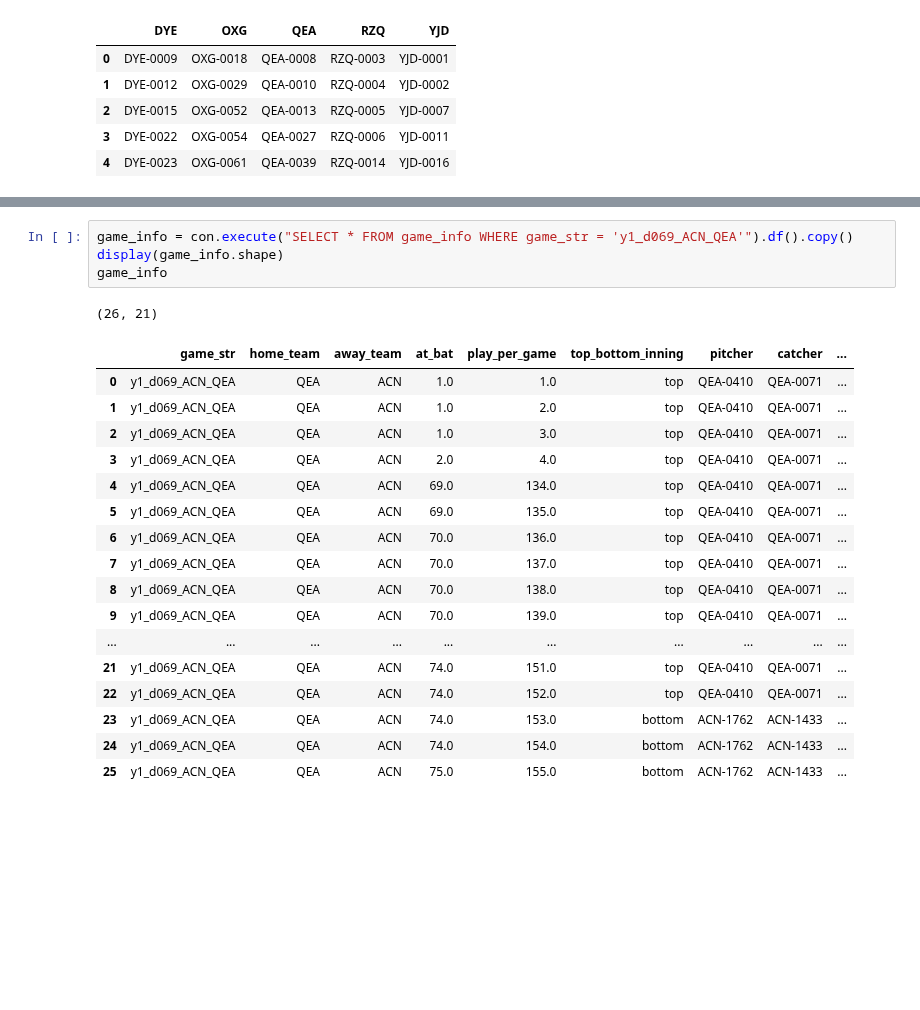
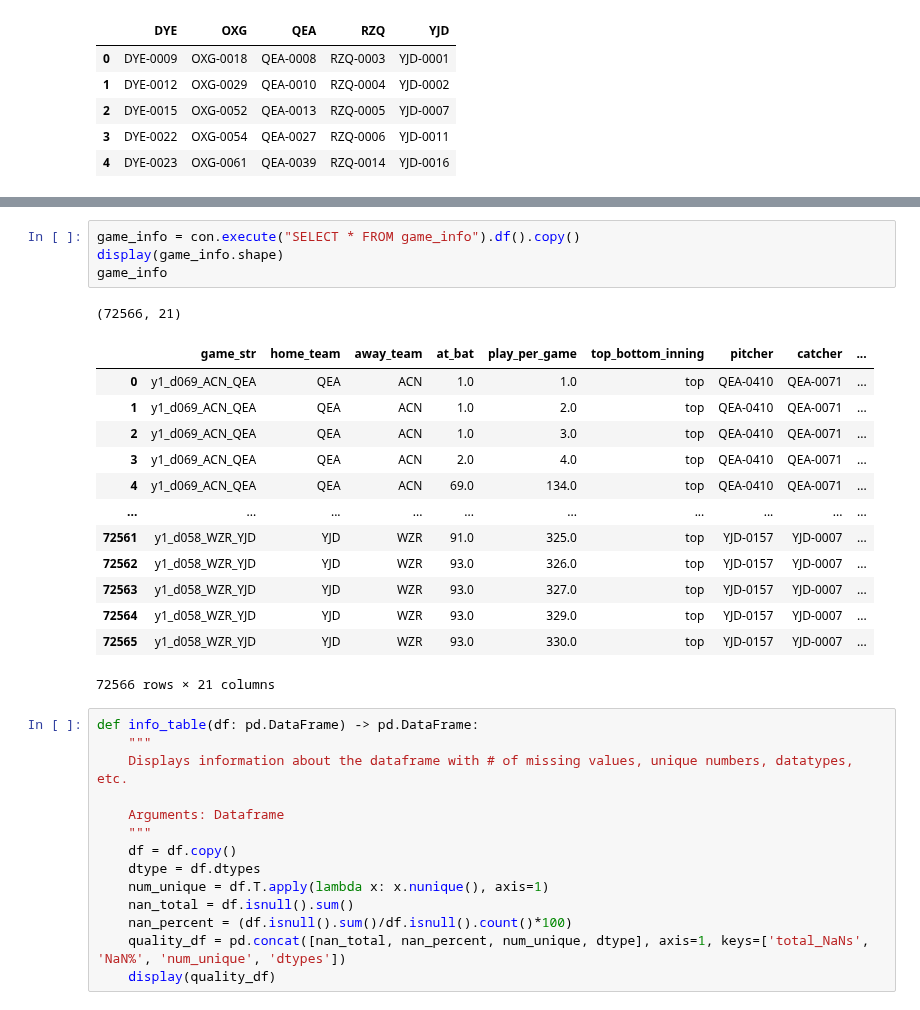
Before and after one commit to d2osborn/SMTChallenge2025, a Jupyter notebook: Team15-eda.ipynb, the cells around one changed output, grey strips where cells are left out. Saved outputs shown, nothing was run; the diff lists cells and outputs as text; blank space fills up the shorter version.

```diff
--- a/Team15-eda.ipynb
+++ b/Team15-eda.ipynb
@@ -114,23 +174,33 @@ ball_pos.head()
 # %%
-game_info = con.execute("SELECT * FROM game_info WHERE game_str = 'y1_d069_ACN_QEA'").df().copy()
+game_info = con.execute("SELECT * FROM game_info").df().copy()
 display(game_info.shape)
 game_info
 # %% [output]
-(26, 21)
+(72566, 21)
 |  | game_str | home_team | away_team | at_bat | play_per_game | top_bottom_inning | pitcher | catcher | ... |
 | 0 | y1_d069_ACN_QEA | QEA | ACN | 1.0 | 1.0 | top | QEA-0410 | QEA-0071 | ... |
 | 1 | y1_d069_ACN_QEA | QEA | ACN | 1.0 | 2.0 | top | QEA-0410 | QEA-0071 | ... |
 | 2 | y1_d069_ACN_QEA | QEA | ACN | 1.0 | 3.0 | top | QEA-0410 | QEA-0071 | ... |
 | 3 | y1_d069_ACN_QEA | QEA | ACN | 2.0 | 4.0 | top | QEA-0410 | QEA-0071 | ... |
 | 4 | y1_d069_ACN_QEA | QEA | ACN | 69.0 | 134.0 | top | QEA-0410 | QEA-0071 | ... |
-| 5 | y1_d069_ACN_QEA | QEA | ACN | 69.0 | 135.0 | top | QEA-0410 | QEA-0071 | ... |
-| 6 | y1_d069_ACN_QEA | QEA | ACN | 70.0 | 136.0 | top | QEA-0410 | QEA-0071 | ... |
-| 7 | y1_d069_ACN_QEA | QEA | ACN | 70.0 | 137.0 | top | QEA-0410 | QEA-0071 | ... |
-| 8 | y1_d069_ACN_QEA | QEA | ACN | 70.0 | 138.0 | top | QEA-0410 | QEA-0071 | ... |
-| 9 | y1_d069_ACN_QEA | QEA | ACN | 70.0 | 139.0 | top | QEA-0410 | QEA-0071 | ... |
 | ... | ... | ... | ... | ... | ... | ... | ... | ... | ... |
-| 21 | y1_d069_ACN_QEA | QEA | ACN | 74.0 | 151.0 | top | QEA-0410 | QEA-0071 | ... |
-| 22 | y1_d069_ACN_QEA | QEA | ACN | 74.0 | 152.0 | top | QEA-0410 | QEA-0071 | ... |
-| 23 | y1_d069_ACN_QEA | QEA | ACN | 74.0 | 153.0 | bottom | ACN-1762 | ACN-1433 | ... |
-| 24 | y1_d069_ACN_QEA | QEA | ACN | 74.0 | 154.0 | bottom | ACN-1762 | ACN-1433 | ... |
-| 25 | y1_d069_ACN_QEA | QEA | ACN | 75.0 | 155.0 | bottom | ACN-1762 | ACN-1433 | ... |
+| 72561 | y1_d058_WZR_YJD | YJD | WZR | 91.0 | 325.0 | top | YJD-0157 | YJD-0007 | ... |
+| 72562 | y1_d058_WZR_YJD | YJD | WZR | 93.0 | 326.0 | top | YJD-0157 | YJD-0007 | ... |
+| 72563 | y1_d058_WZR_YJD | YJD | WZR | 93.0 | 327.0 | top | YJD-0157 | YJD-0007 | ... |
+| 72564 | y1_d058_WZR_YJD | YJD | WZR | 93.0 | 329.0 | top | YJD-0157 | YJD-0007 | ... |
+| 72565 | y1_d058_WZR_YJD | YJD | WZR | 93.0 | 330.0 | top | YJD-0157 | YJD-0007 | ... |
+72566 rows × 21 columns
+# %%
+def info_table(df: pd.DataFrame) -> pd.DataFrame:
+    """
+    Displays information about the dataframe with # of missing values, unique numbers, datatypes, etc.
+
+    Arguments: Dataframe
+    """
+    df = df.copy()
+    dtype = df.dtypes
+    num_unique = df.T.apply(lambda x: x.nunique(), axis=1)
+    nan_total = df.isnull().sum()
+    nan_percent = (df.isnull().sum()/df.isnull().count()*100)
+    quality_df = pd.concat([nan_total, nan_percent, num_unique, dtype], axis=1, keys=['total_NaNs', 'NaN%', 'num_unique', 'dtypes'])
+    display(quality_df)
```
Also changed, not shown: parts of 8 cells of this notebook.
